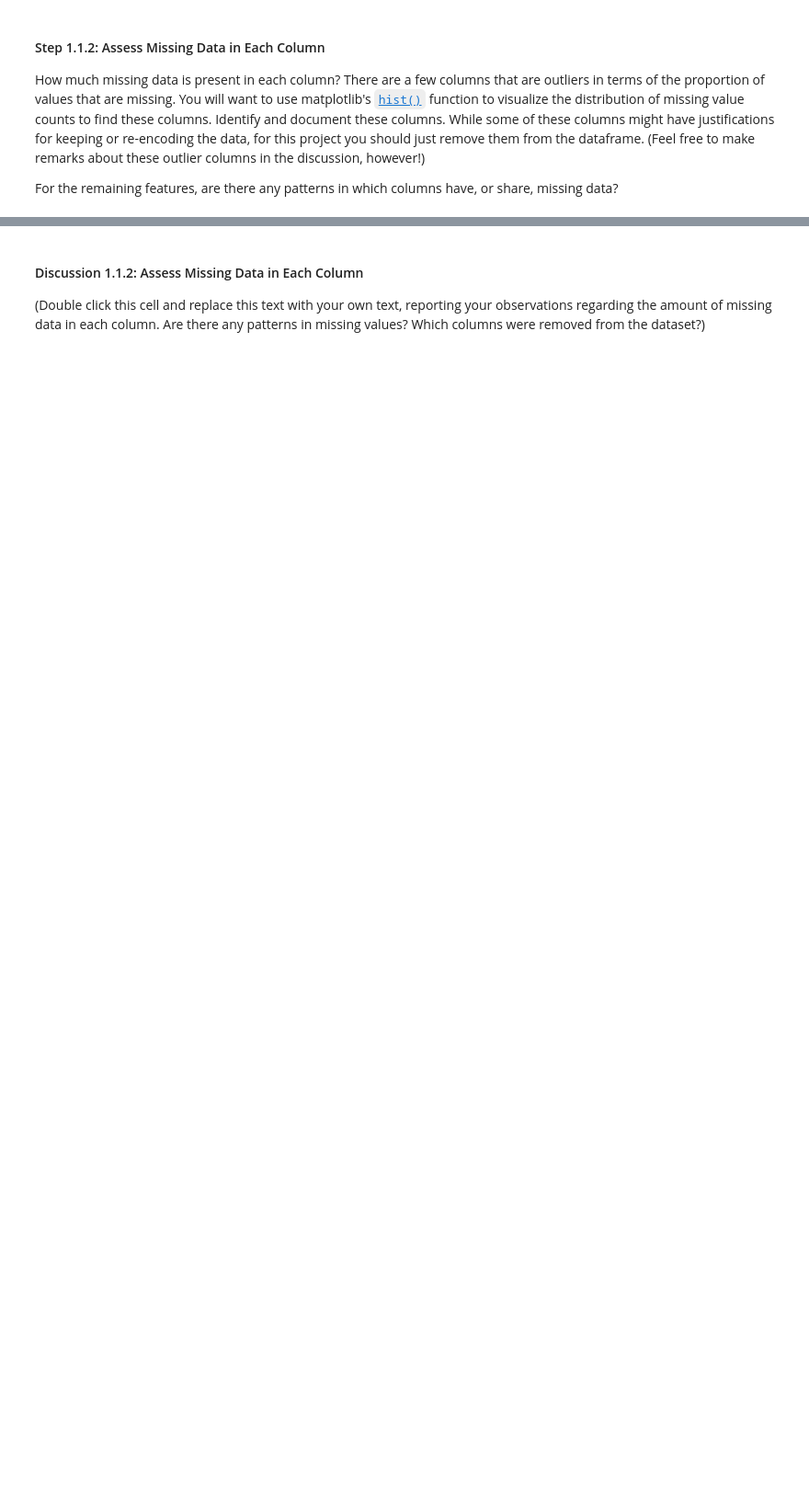
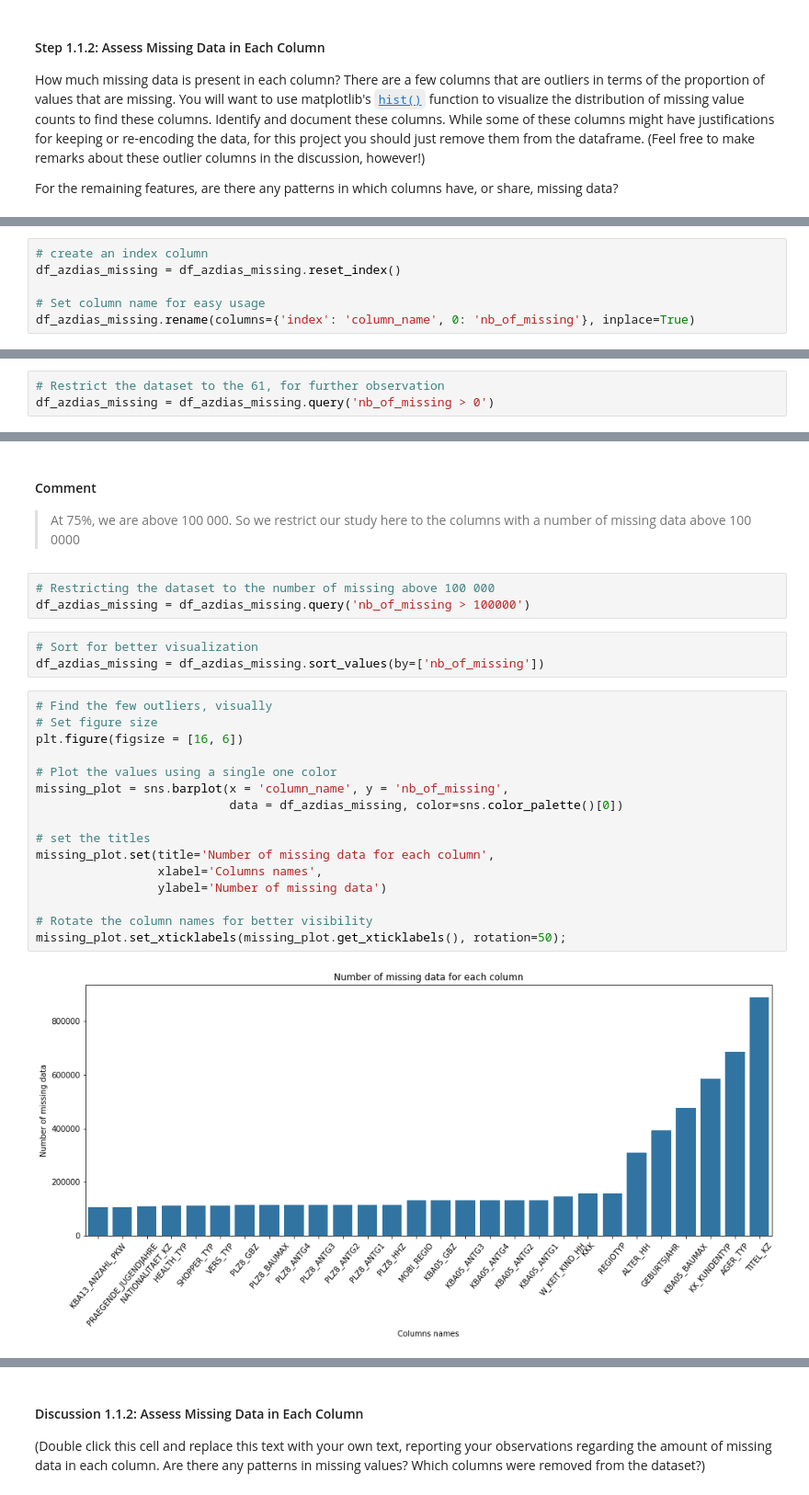
Before and after one commit to jlcossi/identify_customer_segments, a Jupyter notebook: Identify_Customer_Segments.ipynb, the cells around one changed output, grey strips where cells are left out. Shown: that part at 92% size. Drawn from its saved outputs; the diff is of its cells as text; blank space fills up the shorter version.

Commit message:
feat: Assess the number of missing data per column

```diff
--- a/Identify_Customer_Segments.ipynb
+++ b/Identify_Customer_Segments.ipynb
@@ -150 +168,7 @@ For the remaining features, are there any patterns in which columns have, or sha
+# %%
+# create an index column
+df_azdias_missing = df_azdias_missing.reset_index()
+
+# Set column name for easy usage
+df_azdias_missing.rename(columns={'index': 'column_name', 0: 'nb_of_missing'}, inplace=True)
 # %%
@@ -156,0 +181,3 @@ For the remaining features, are there any patterns in which columns have, or sha
+# %%
+# Restrict the dataset to the 61, for further observation
+df_azdias_missing = df_azdias_missing.query('nb_of_missing > 0')
@@ -156,0 +197,27 @@ For the remaining features, are there any patterns in which columns have, or sha
+# %% [markdown]
+#### Comment
+> At 75%, we are above 100 000. So we restrict our study here to the columns with a number of missing data above 100 0000
+# %%
+# Restricting the dataset to the number of missing above 100 000
+df_azdias_missing = df_azdias_missing.query('nb_of_missing > 100000')
+# %%
+# Sort for better visualization
+df_azdias_missing = df_azdias_missing.sort_values(by=['nb_of_missing'])
+# %%
+# Find the few outliers, visually
+# Set figure size
+plt.figure(figsize = [16, 6])
+
+# Plot the values using a single one color
+missing_plot = sns.barplot(x = 'column_name', y = 'nb_of_missing',
+                           data = df_azdias_missing, color=sns.color_palette()[0])
+
+# set the titles
+missing_plot.set(title='Number of missing data for each column',
+                 xlabel='Columns names',
+                 ylabel='Number of missing data')
+
+# Rotate the column names for better visibility
+missing_plot.set_xticklabels(missing_plot.get_xticklabels(), rotation=50);
+# %% [output]
+[figure, added]
```
Also changed, not shown: parts of 14 cells of this notebook.
